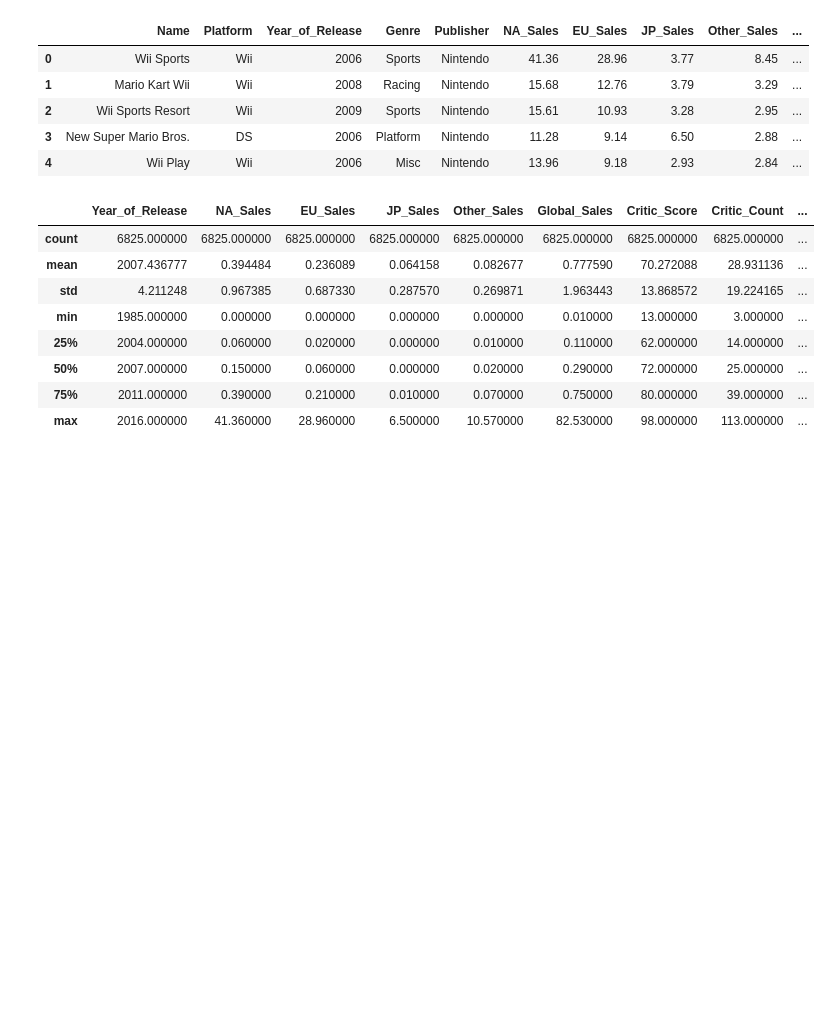
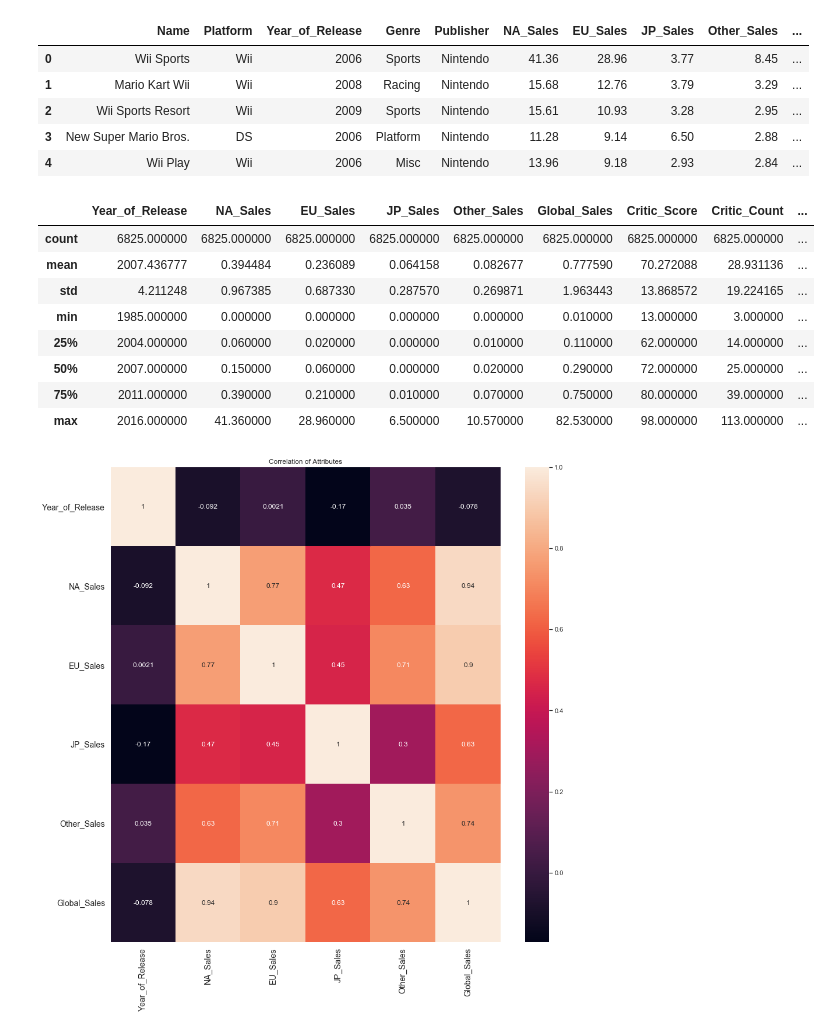
Before and after one commit to liammccarthy17/VideoGameSalesProject2021, a Jupyter notebook: PredictingVideoGameSales-LiamSusanSebastian-2021.ipynb, the cells around one changed output. Saved outputs shown, nothing was run; the diff lists cells and outputs as text; code cells hidden in the pictures; blank space fills up the shorter version.

```diff
--- a/PredictingVideoGameSales-LiamSusanSebastian-2021.ipynb
+++ b/PredictingVideoGameSales-LiamSusanSebastian-2021.ipynb
@@ -125,0 +109,4 @@ std_vgs_df.describe()
+# %%
+train_std, test_std = train_test_split(std_vgs_df, test_size=0.2)
+
+std_vgs_df.describe()
@@ -147,3 +144,12 @@ noNA_vgs_df.describe()
 | 50% | 2007.000000 | 0.150000 | 0.060000 | 0.000000 | 0.020000 | 0.290000 | 72.000000 | 25.000000 | ... |
 | 75% | 2011.000000 | 0.390000 | 0.210000 | 0.010000 | 0.070000 | 0.750000 | 80.000000 | 39.000000 | ... |
 | max | 2016.000000 | 41.360000 | 28.960000 | 6.500000 | 10.570000 | 82.530000 | 98.000000 | 113.000000 | ... |
+# %%
+sb.heatmap(train_std.corr(), annot=True).set_title("Correlation of Attributes")
+fig=plt.gcf()
+fig.set_size_inches(15,15)
+plt.xticks(fontsize=14)
+plt.yticks(fontsize=14)
+plt.show()
+# %% [output]
+[figure, added]
```
Also changed, not shown: parts of 5 cells of this notebook.
